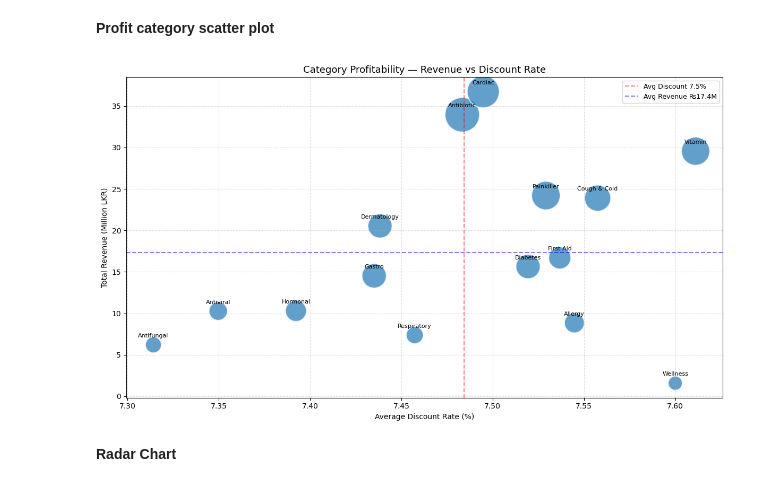
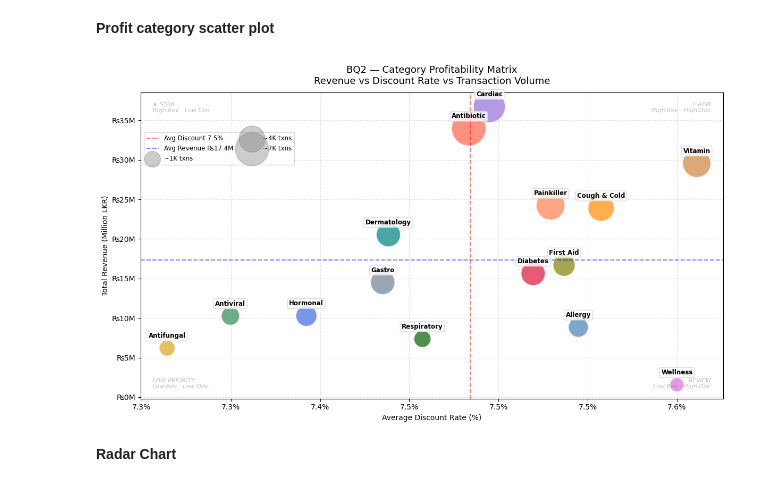
Before and after one commit to arjjunck/medical_data_sales, a Jupyter notebook: Medical_Sales/medical_sales.ipynb, the cells around one changed output. Saved outputs shown, nothing was run; the diff lists cells and outputs as text; code cells hidden in the pictures.

```diff
--- a/Medical_Sales/medical_sales.ipynb
+++ b/Medical_Sales/medical_sales.ipynb
@@ -442,44 +488,85 @@ cat_stats = sales_cleaned.groupby("Medicine_Category").agg(
 
 #scale bubble by transaction count
 sizes = (cat_stats["Transactions"] / cat_stats["Transactions"].max() * 2000 + 200)
+
+#color
+colors = ["steelblue", "tomato", "goldenrod", "seagreen",
+          "mediumpurple", "darkorange", "teal", "crimson",
+          "olive", "slategrey", "royalblue", "coral",
+          "darkgreen", "peru", "orchid"]
 # %%
 fig, ax = plt.subplots(figsize=(12, 7))
 
 ax.scatter(cat_stats["AvgDiscount"] * 100,
            cat_stats["Revenue"] / 1e6,
            s=sizes,
+           c=colors[:len(cat_stats)],
            alpha=0.7,
            edgecolors="white",
            linewidths=1.5)
 #code for category on each label of bubble
 for _, row in cat_stats.iterrows():
     ax.annotate(row["Medicine_Category"],
                 xy=(row["AvgDiscount"] * 100, row["Revenue"] / 1e6),
-                xytext=(0, 10),
+                xytext=(0, 14),
                 textcoords="offset points",
-                ha="center", fontsize=8)
+                ha="center", fontsize=8.5,
+                fontweight="bold",
+                bbox=dict(boxstyle="round,pad=0.25",fc="white", ec="lightgrey",alpha=0.80))
 
 #reference lines for averages
 avg_discount = cat_stats["AvgDiscount"].mean() * 100
 avg_revenue  = cat_stats["Revenue"].mean() / 1e6
 
 ax.axvline(avg_discount, color="red", linestyle="--",
            alpha=0.5, label=f"Avg Discount {avg_discount:.1f}%")
 ax.axhline(avg_revenue, color="blue", linestyle="--",
            alpha=0.5, label=f"Avg Revenue ₨{avg_revenue:.1f}M")
 
-#labels and formatting
-ax.set_title("Category Profitability — Revenue vs Discount Rate",
-             fontsize=13)
-ax.set_xlabel("Average Discount Rate (%)")
-ax.set_ylabel("Total Revenue (Million LKR)")
-ax.legend(fontsize=9)
-ax.grid(axis="both", linestyle="--", alpha=0.4)
+x_min, x_max = ax.get_xlim()
+y_min, y_max = ax.get_ylim()
+quadrant_labels = [
+    ("★ STAR\nHigh Rev · Low Disc",   0.02, 0.97, "left",  "top"),
+    ("⚠ RISK\nHigh Rev · High Disc",  0.98, 0.97, "right", "top"),
+    ("LOW PRIORITY\nLow Rev · Low Disc", 0.02, 0.03, "left",  "bottom"),
+    ("REVIEW\nLow Rev · High Disc",   0.98, 0.03, "right", "bottom"),
+]
+
+for label, x, y, ha, va in quadrant_labels:
+    ax.text(x, y, label,
+            transform=ax.transAxes,
+            fontsize=8, color="grey",
+            alpha=0.5, ha=ha, va=va,
+            style="italic")
+
+
+for n_txn, lbl in [(1000, "~1K txns"),
+                   (4000, "~4K txns"),
+                   (7000, "~7K txns")]:
+    size = (n_txn / cat_stats["Transactions"].max() * 2000 + 200)
+    ax.scatter([], [], s=size, color="grey",
+               alpha=0.4, label=lbl)
+
+# Labels and formatting
+ax.set_title("BQ2 — Category Profitability Matrix\n"
+             "Revenue vs Discount Rate vs Transaction Volume",
+             fontsize=13, pad=12)
+ax.set_xlabel("Average Discount Rate (%)", fontsize=10)
+ax.set_ylabel("Total Revenue (Million LKR)", fontsize=10)
+ax.yaxis.set_major_formatter(
+    plt.FuncFormatter(lambda v, _: f"₨{v:.0f}M"))
+ax.xaxis.set_major_formatter(
+    plt.FuncFormatter(lambda v, _: f"{v:.1f}%"))
+ax.legend(fontsize=8.5, loc="upper left",
+          bbox_to_anchor=(0.0, 0.88),
+          framealpha=0.8, ncol=2)
+ax.grid(axis="both", linestyle="--", alpha=0.35)
 
 plt.tight_layout()
+plt.savefig("BQ2_stage3.png", dpi=150, bbox_inches="tight")
 plt.show()
 # %% [output]
-[figure, old version]
+[figure, new version]
 # %% [markdown]
 **Radar Chart**
 # %%
```
Also changed, not shown: parts of 9 cells of this notebook, 2 other files.
